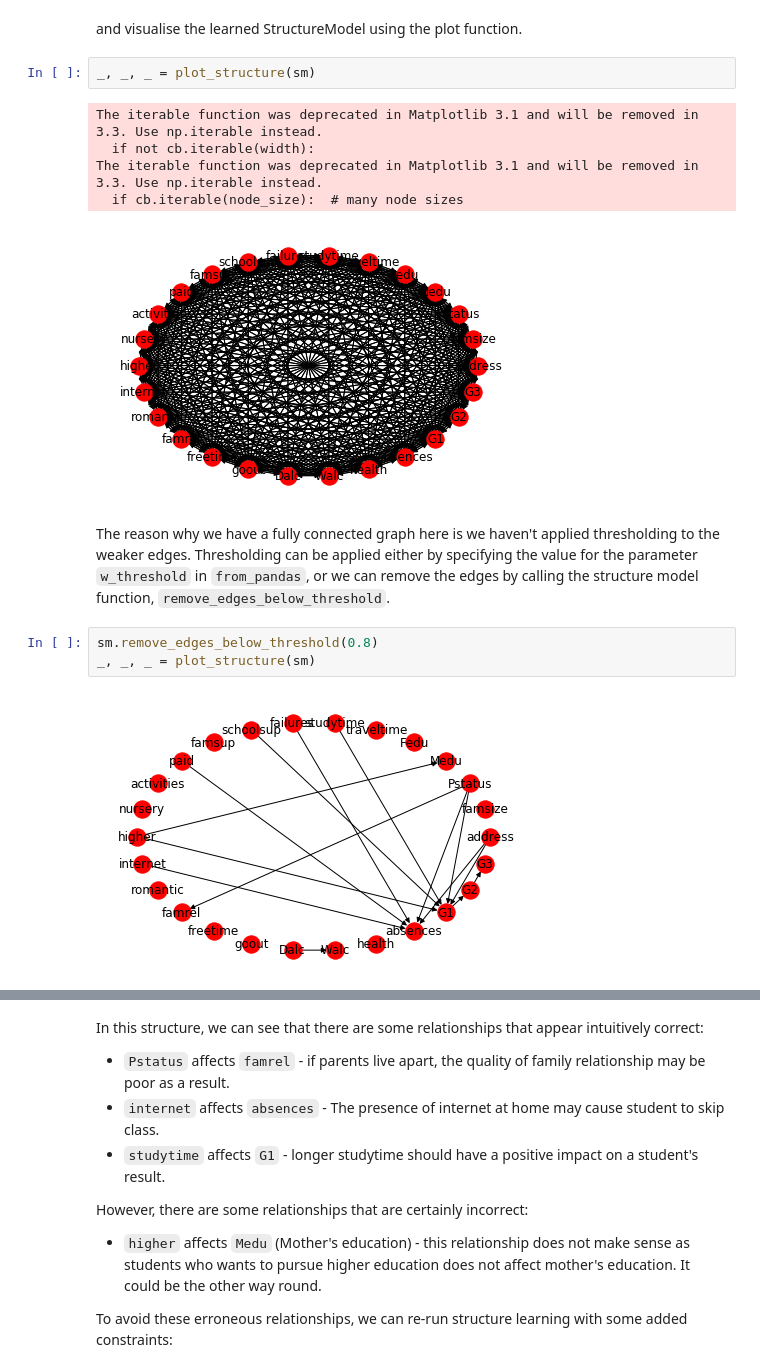
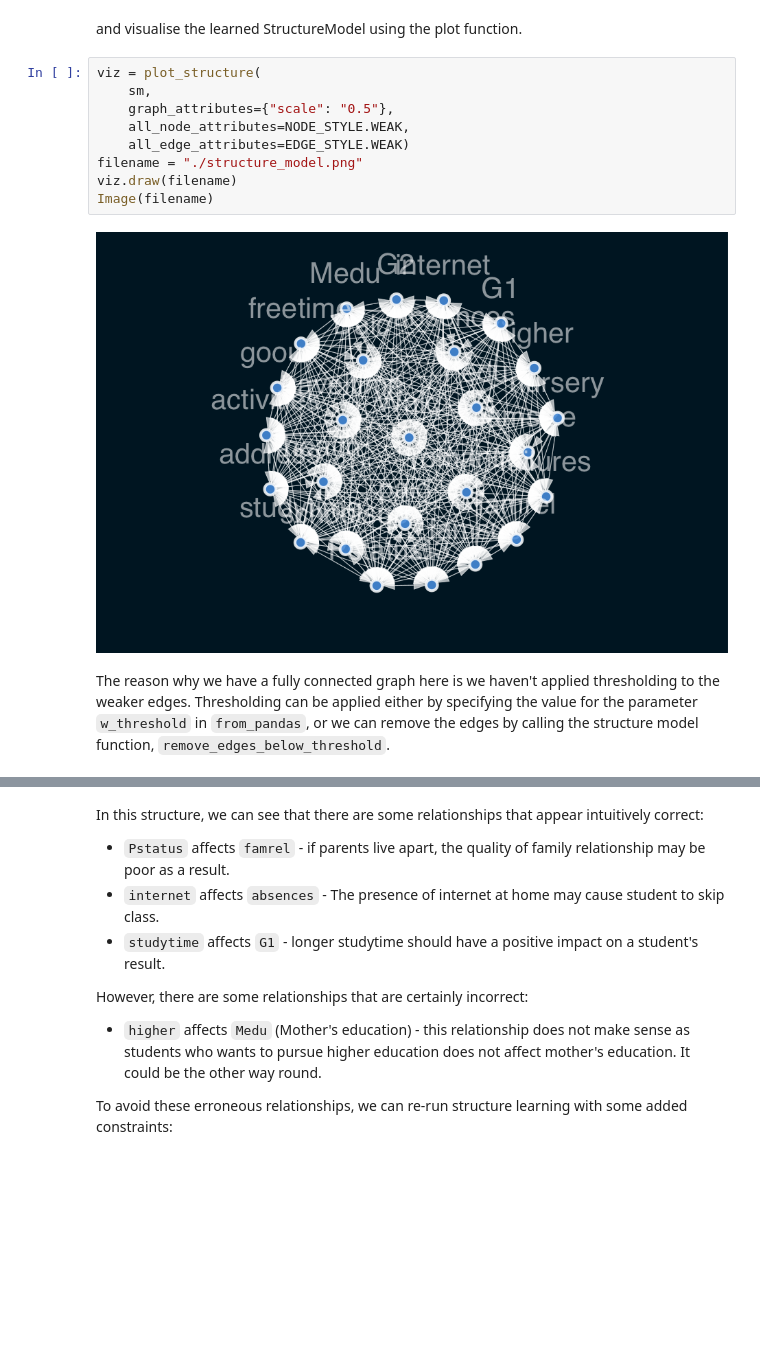
Before and after one commit to mckinsey/causalnex, a Jupyter notebook: docs/source/03_tutorial/03_tutorial.ipynb, the cells around one changed output, grey strips where cells are left out. Cells and saved outputs as stored; diff of their text form; blank space fills up the shorter version.

```diff
--- a/docs/source/03_tutorial/03_tutorial.ipynb
+++ b/docs/source/03_tutorial/03_tutorial.ipynb
@@ -121,18 +125,16 @@ from causalnex.structure.notears import from_pandas
 sm = from_pandas(struct_data)
 # %% [markdown]
 and visualise the learned StructureModel using the plot function.
-# %%
-_, _, _ = plot_structure(sm)
-# %% [output]
-The iterable function was deprecated in Matplotlib 3.1 and will be removed in 3.3. Use np.iterable instead.
-  if not cb.iterable(width):
-The iterable function was deprecated in Matplotlib 3.1 and will be removed in 3.3. Use np.iterable instead.
-  if cb.iterable(node_size):  # many node sizes
-[figure, removed]
+# %%
+viz = plot_structure(
+    sm,
+    graph_attributes={"scale": "0.5"},
+    all_node_attributes=NODE_STYLE.WEAK,
+    all_edge_attributes=EDGE_STYLE.WEAK)
+filename = "./structure_model.png"
+viz.draw(filename)
+Image(filename)
+# %% [output]
+[figure, added]
 # %% [markdown]
 The reason why we have a fully connected graph here is we haven't applied thresholding to the weaker edges. Thresholding can be applied either by specifying the value for the parameter `w_threshold` in `from_pandas`, or we can remove the edges by calling the structure model function, `remove_edges_below_threshold`.
-# %%
-sm.remove_edges_below_threshold(0.8)
-_, _, _ = plot_structure(sm)
-# %% [output]
-[figure, removed]
```
Also changed, not shown: parts of 9 cells of this notebook, 7 other files.
